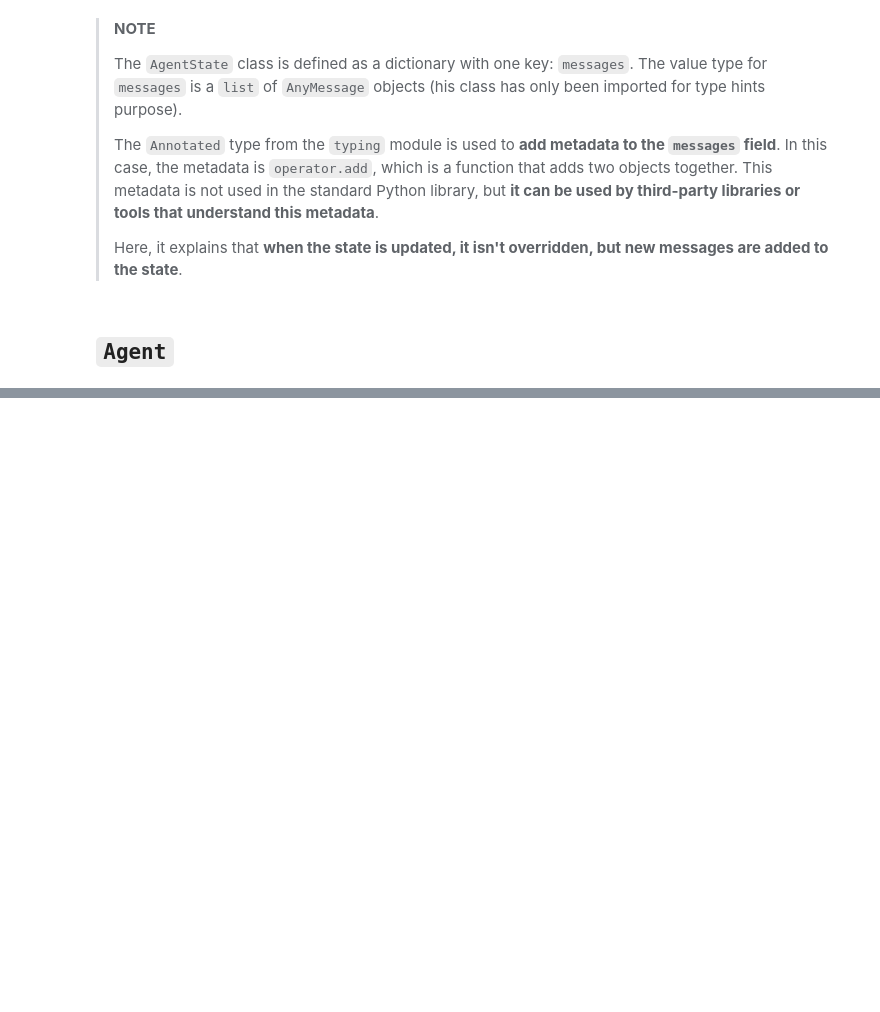
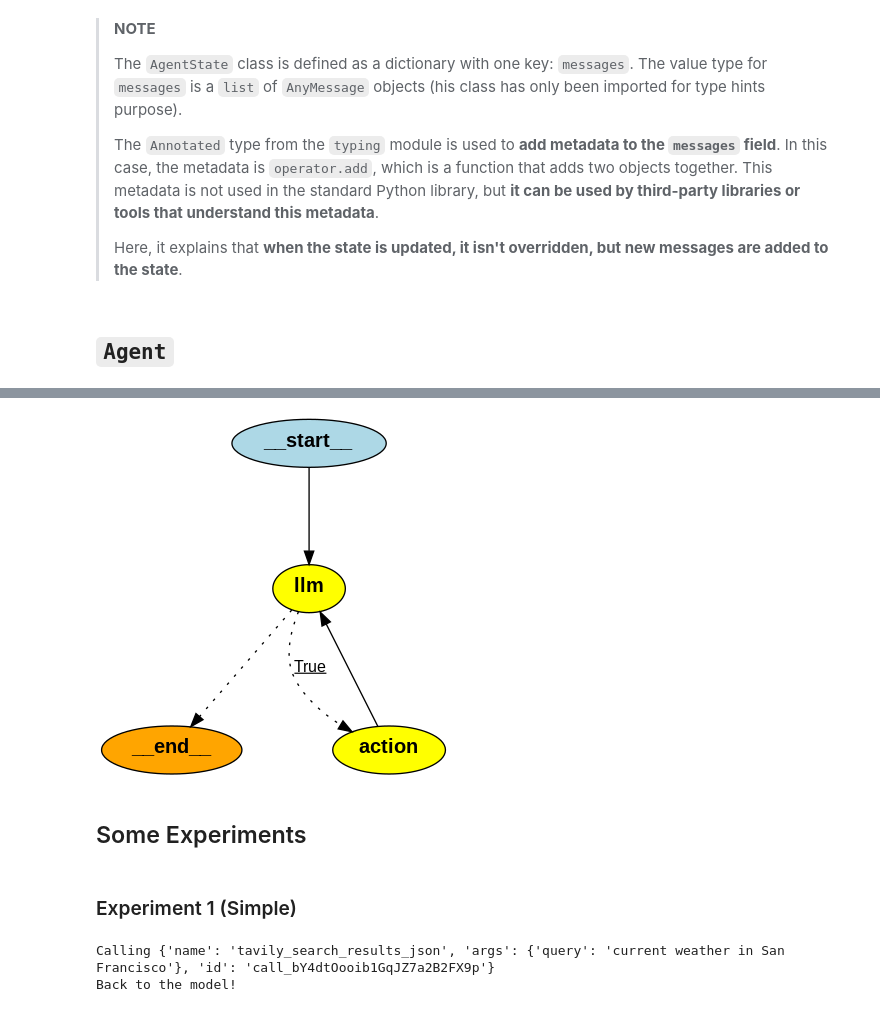
Before and after one commit to GMartin-Data/LangChainDoc, a Jupyter notebook: ai_agents_in_langgraph/nb2-langgraph_components.ipynb, the cells around one changed output, grey strips where cells are left out. Saved outputs shown, nothing was run; the diff lists cells and outputs as text; code cells hidden in the pictures; blank space fills up the shorter version.

Commit message:
Finished experiment 1 in nb2

```diff
--- a/ai_agents_in_langgraph/nb2-langgraph_components.ipynb
+++ b/ai_agents_in_langgraph/nb2-langgraph_components.ipynb
@@ -92,7 +92,7 @@ class Agent:
     - `take_action` to perform an action.
     """
 
-    def __init__(self, model, tools: List["tool"], system: str = ""):
+    def __init__(self, model, tools, system=""):
         self.system = system
         graph = StateGraph(AgentState)
         graph.add_node("llm", self.call_openai)
@@ -106,7 +106,7 @@ class Agent:
         graph.set_entry_point("llm")
         self.graph = graph.compile()  # Will define the graph as a LangChain Runnable
         self.tools = {t.name: t for t in tools}  # Mapping - tool's name: tool
-        self.models = model.bind_tools(tools)  # Letting the model know which tools are available
+        self.model = model.bind_tools(tools)  # Letting the model know which tools are available
 
     def call_openai(self, state: AgentState):
         messages = state["messages"]
@@ -132,4 +132,12 @@ class Agent:
 
     def exists_action(self, state: AgentState):
         result = state["messages"][-1]
-        return len(result[-1].tool_calls) > 0
+        return len(result.tool_calls) > 0
+# %%
+prompt = """You are a smart research assistant. Use the search engine to look up information. \
+You are allowed to make multiple calls (either together or in sequence). \
+Only look up information when you are sure of what you want. \
+If you need to look up some information before asking a follow up question, you are allowed to do that!
+"""
+model = ChatOpenAI(model="gpt-4-turbo")
+abot = Agent(model, [tool], system=prompt)
@@ -135,0 +156,16 @@ class Agent:
+# %%
+from IPython.display import Image
+
+Image(abot.graph.get_graph().draw_png())
+# %% [output]
+[figure, added]
+# %% [markdown]
+## Some Experiments
+# %% [markdown]
+### Experiment 1 (Simple)
+# %%
+messages = [HumanMessage(content="What is the weather in sf?")]
+result = abot.graph.invoke({"messages": messages})
+# %% [output]
+Calling {'name': 'tavily_search_results_json', 'args': {'query': 'current weather in San Francisco'}, 'id': 'call_bY4dtOooib1GqJZ7a2B2FX9p'}
+Back to the model!
```
Also changed, not shown: parts of 5 cells of this notebook.
